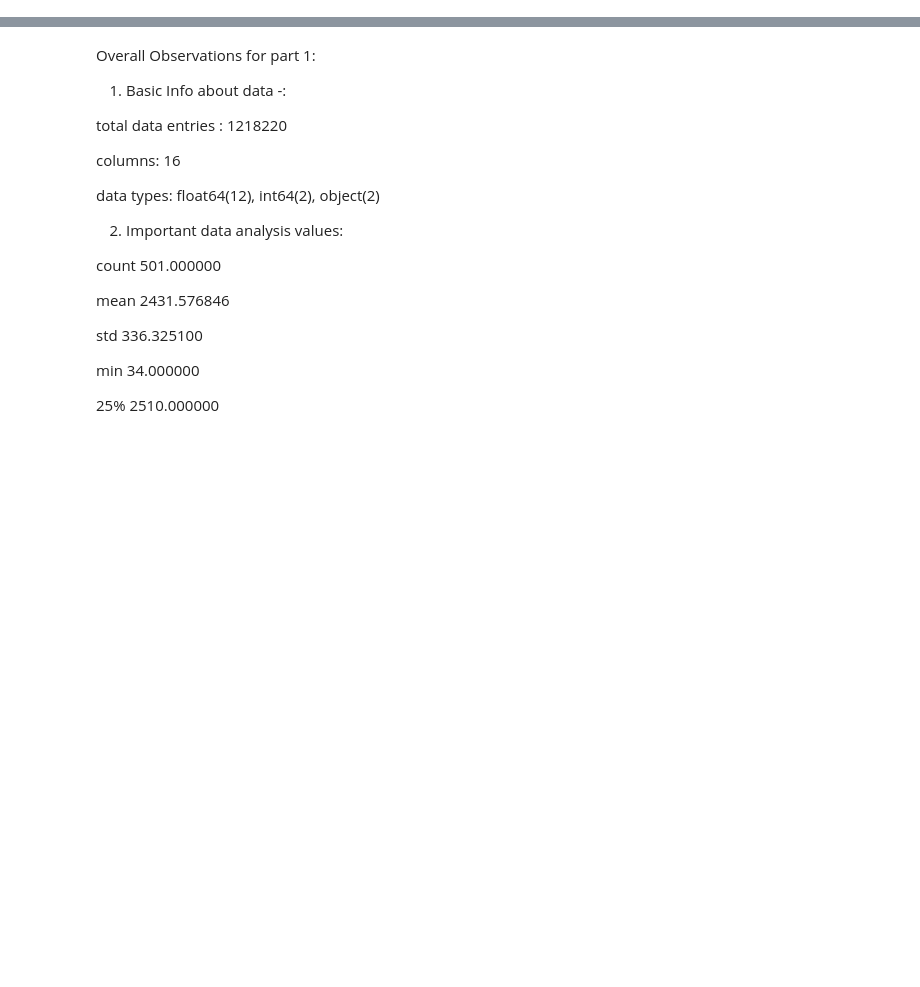
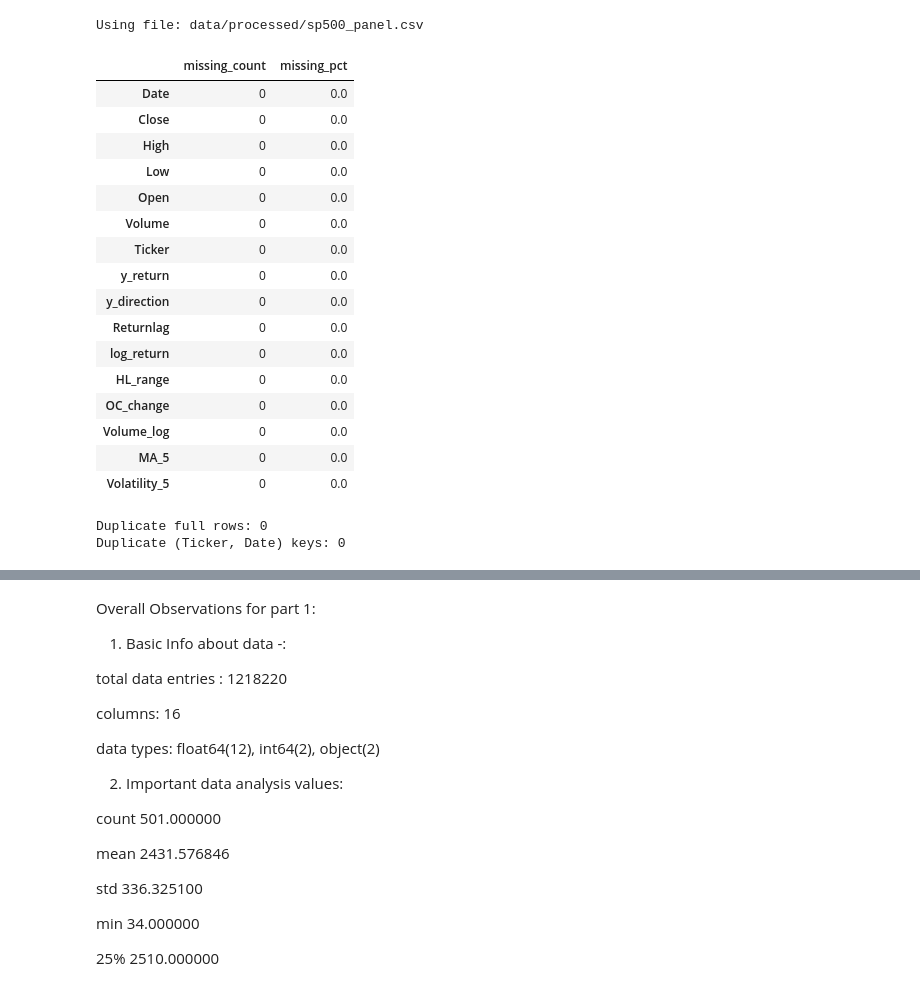
Before and after one commit to CCEW/ECS171, a Jupyter notebook: EDA_final.ipynb, the cells around one changed output, grey strips where cells are left out. Drawn from its saved outputs; the diff is of its cells as text; code cells hidden in the pictures; blank space fills up the shorter version.

```diff
--- a/EDA_final.ipynb
+++ b/EDA_final.ipynb
@@ -5,7 +5,7 @@ import matplotlib.pyplot as plt
 from pathlib import Path
 
 # ---- Set your file path here ----
-DATA_PATH = Path("sp500_panel.csv")  # Update path if needed
+DATA_PATH = Path("data/processed/sp500_panel.csv")  # Update path if needed
 
 # Runtime settings
 SAMPLE_ROWS = 200_000
@@ -13,29 +13,53 @@ CHUNKSIZE = 200_000
 TARGET_COL = "y_return"
 
 print("Using file:", DATA_PATH)
+# %% [output]
+Using file: data/processed/sp500_panel.csv
 # %%
 # missing value check
+df = pd.read_csv(DATA_PATH)
 n_rows = len(df)
 
 missing_count = df.isna().sum()
 missing_pct = (missing_count / n_rows * 100).round(2)
 
 missing_table = pd.DataFrame({
     "missing_count": missing_count,
     "missing_pct": missing_pct
 }).sort_values("missing_pct", ascending=False)
 
 display(missing_table.head(20))
+# %% [output]
+|  | missing_count | missing_pct |
+| Date | 0 | 0.0 |
+| Close | 0 | 0.0 |
+| High | 0 | 0.0 |
+| Low | 0 | 0.0 |
+| Open | 0 | 0.0 |
+| Volume | 0 | 0.0 |
+| Ticker | 0 | 0.0 |
+| y_return | 0 | 0.0 |
+| y_direction | 0 | 0.0 |
+| Returnlag | 0 | 0.0 |
+| log_return | 0 | 0.0 |
+| HL_range | 0 | 0.0 |
+| OC_change | 0 | 0.0 |
+| Volume_log | 0 | 0.0 |
+| MA_5 | 0 | 0.0 |
+| Volatility_5 | 0 | 0.0 |
 # %%
 #duplicate check
 print("Duplicate full rows:", df.duplicated().sum())
 
-date_col = "date" if "date" in df.columns else None
-ticker_col = "ticker" if "ticker" in df.columns else None
+date_col = "Date" if "Date" in df.columns else None
+ticker_col = "Ticker" if "Ticker" in df.columns else None
 
 if date_col and ticker_col:
     key_duplicates = df.duplicated(subset=[ticker_col, date_col]).sum()
     print(f"Duplicate ({ticker_col}, {date_col}) keys:", key_duplicates)
+# %% [output]
+Duplicate full rows: 0
+Duplicate (Ticker, Date) keys: 0
 # %%
 # structure anlaysis
 if ticker_col:
```
Also changed, not shown: parts of 5 cells of this notebook, 1 other file.
